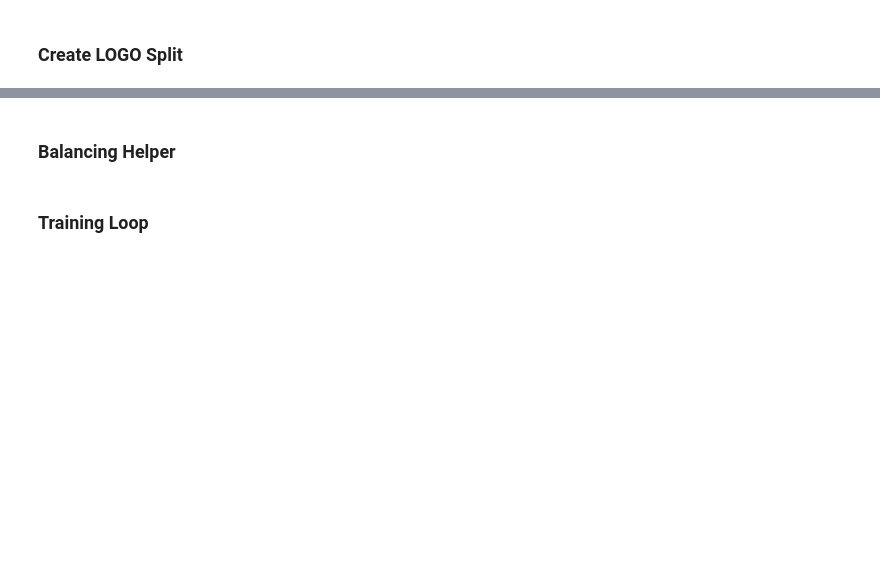
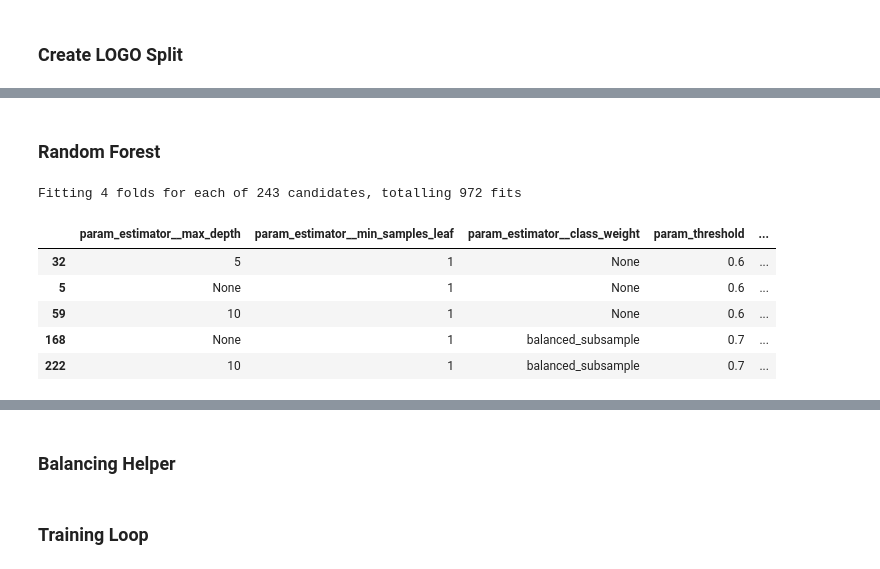
Before and after one commit to m-j-w-f/ROAR, a Jupyter notebook: src/roar/notenbooks/04train_opt.ipynb, the cells around one changed output, grey strips where cells are left out. Cells and saved outputs as stored; diff of their text form; code cells hidden in the pictures; blank space fills up the shorter version.

```diff
--- a/src/roar/notenbooks/04train_opt.ipynb
+++ b/src/roar/notenbooks/04train_opt.ipynb
@@ -321,0 +267,55 @@ Classes: ['150' '211']
+# %% [markdown]
+### Random Forest
+# %%
+rf = RandomForestClassifier(
+    n_estimators=300,
+    max_depth=None,
+    min_samples_split=2,
+    min_samples_leaf=1,
+    n_jobs=-1,
+    random_state=42,
+)
+threshold_rf = ThresholdClassifier(estimator=rf, threshold=0.5)
+
+param_grid = {
+    "threshold": [0.1, 0.2, 0.3, 0.4, 0.5, 0.6, 0.7, 0.8, 0.9],
+    "estimator__max_depth": [None, 5, 10],
+    "estimator__min_samples_leaf": [1, 5, 10],
+    "estimator__class_weight": [None, "balanced", "balanced_subsample"],
+}
+
+scoring = {
+    "weighted_f1": "f1_weighted",
+    "acc": "accuracy",
+}
+
+grid = GridSearchCV(
+    estimator=threshold_rf,
+    param_grid=param_grid,
+    scoring=scoring,
+    refit="weighted_f1",
+    cv=logo.split(X, y_enc, groups),
+    n_jobs=-1,
+    verbose=1,
+)
+grid.fit(X, y_enc)
+pd.DataFrame(grid.cv_results_)[
+    [
+        "param_estimator__max_depth",
+        "param_estimator__min_samples_leaf",
+        "param_estimator__class_weight",
+        "param_threshold",
+        "mean_test_weighted_f1",
+        "std_test_weighted_f1",
+        "mean_test_acc",
+        "std_test_acc",
+    ]
+].nlargest(5, columns="mean_test_weighted_f1")
+# %% [output]
+Fitting 4 folds for each of 243 candidates, totalling 972 fits
+|  | param_estimator__max_depth | param_estimator__min_samples_leaf | param_estimator__class_weight | param_threshold | ... |
+| 32 | 5 | 1 | None | 0.6 | ... |
+| 5 | None | 1 | None | 0.6 | ... |
+| 59 | 10 | 1 | None | 0.6 | ... |
+| 168 | None | 1 | balanced_subsample | 0.7 | ... |
+| 222 | 10 | 1 | balanced_subsample | 0.7 | ... |
```
Also changed, not shown: parts of 29 cells of this notebook, 3 other files.
